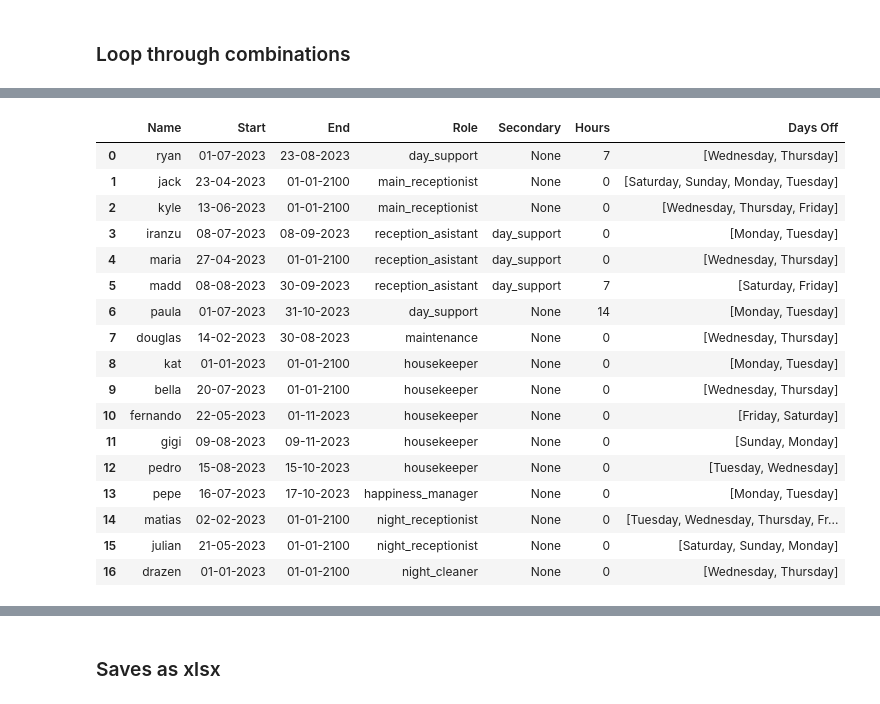
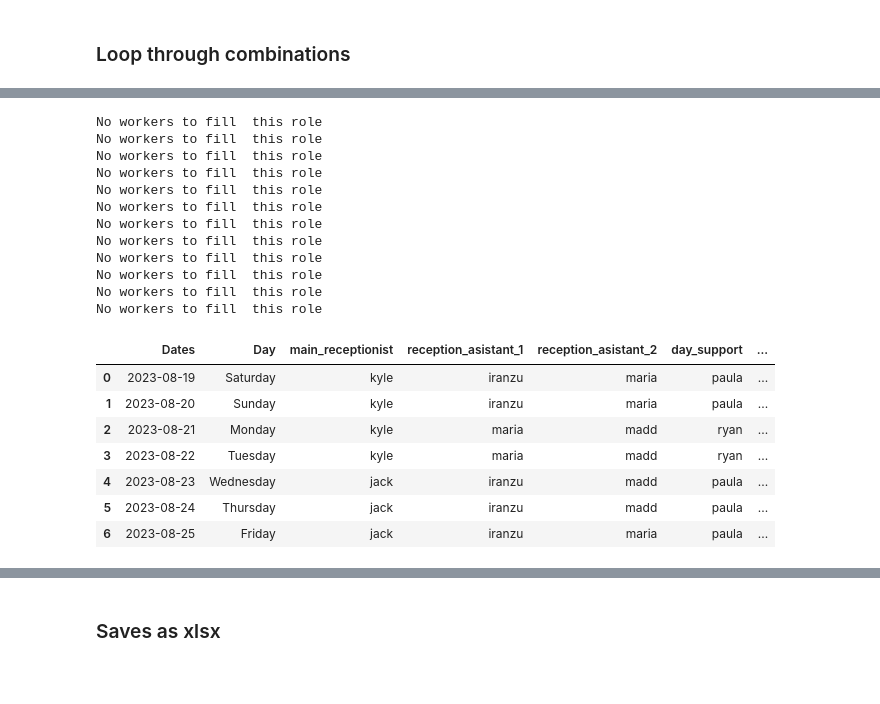
Before and after one commit to jcarterlab/SJ-Rota-Generator, a Jupyter notebook: Rota-Generator.ipynb, the cells around one changed output, grey strips where cells are left out. Cells and saved outputs as stored; diff of their text form; code cells hidden in the pictures; blank space fills up the shorter version.

```diff
--- a/Rota-Generator.ipynb
+++ b/Rota-Generator.ipynb
@@ -563,21 +610,28 @@ df
-# %%
-temp_hours_df
-# %% [output]
-|  | Name | Start | End | Role | Secondary | Hours | Days Off |
-| 0 | ryan | 01-07-2023 | 23-08-2023 | day_support | None | 7 | [Wednesday, Thursday] |
-| 1 | jack | 23-04-2023 | 01-01-2100 | main_receptionist | None | 0 | [Saturday, Sunday, Monday, Tuesday] |
-| 2 | kyle | 13-06-2023 | 01-01-2100 | main_receptionist | None | 0 | [Wednesday, Thursday, Friday] |
-| 3 | iranzu | 08-07-2023 | 08-09-2023 | reception_asistant | day_support | 0 | [Monday, Tuesday] |
-| 4 | maria | 27-04-2023 | 01-01-2100 | reception_asistant | day_support | 0 | [Wednesday, Thursday] |
-| 5 | madd | 08-08-2023 | 30-09-2023 | reception_asistant | day_support | 7 | [Saturday, Friday] |
-| 6 | paula | 01-07-2023 | 31-10-2023 | day_support | None | 14 | [Monday, Tuesday] |
-| 7 | douglas | 14-02-2023 | 30-08-2023 | maintenance | None | 0 | [Wednesday, Thursday] |
-| 8 | kat | 01-01-2023 | 01-01-2100 | housekeeper | None | 0 | [Monday, Tuesday] |
-| 9 | bella | 20-07-2023 | 01-01-2100 | housekeeper | None | 0 | [Wednesday, Thursday] |
-| 10 | fernando | 22-05-2023 | 01-11-2023 | housekeeper | None | 0 | [Friday, Saturday] |
-| 11 | gigi | 09-08-2023 | 09-11-2023 | housekeeper | None | 0 | [Sunday, Monday] |
-| 12 | pedro | 15-08-2023 | 15-10-2023 | housekeeper | None | 0 | [Tuesday, Wednesday] |
-| 13 | pepe | 16-07-2023 | 17-10-2023 | happiness_manager | None | 0 | [Monday, Tuesday] |
-| 14 | matias | 02-02-2023 | 01-01-2100 | night_receptionist | None | 0 | [Tuesday, Wednesday, Thursday, Fr... |
-| 15 | julian | 21-05-2023 | 01-01-2100 | night_receptionist | None | 0 | [Saturday, Sunday, Monday] |
-| 16 | drazen | 01-01-2023 | 01-01-2100 | night_cleaner | None | 0 | [Wednesday, Thursday] |
+# %%
+for i in range(len(df)):
+    for j in range(df.shape[1]-2):
+        fill_job(i=i, role=jobs_df['role'][j], job=jobs_df['job'][j], job_hours=jobs_df['hours_required'][j], secondary=True)
+
+df = df.sort_values('Dates').reset_index(drop=True)
+df
+# %% [output]
+No workers to fill  this role
+No workers to fill  this role
+No workers to fill  this role
+No workers to fill  this role
+No workers to fill  this role
+No workers to fill  this role
+No workers to fill  this role
+No workers to fill  this role
+No workers to fill  this role
+No workers to fill  this role
+No workers to fill  this role
+No workers to fill  this role
+|  | Dates | Day | main_receptionist | reception_asistant_1 | reception_asistant_2 | day_support | ... |
+| 0 | 2023-08-19 | Saturday | kyle | iranzu | maria | paula | ... |
+| 1 | 2023-08-20 | Sunday | kyle | iranzu | maria | paula | ... |
+| 2 | 2023-08-21 | Monday | kyle | maria | madd | ryan | ... |
+| 3 | 2023-08-22 | Tuesday | kyle | maria | madd | ryan | ... |
+| 4 | 2023-08-23 | Wednesday | jack | iranzu | madd | paula | ... |
+| 5 | 2023-08-24 | Thursday | jack | iranzu | madd | paula | ... |
+| 6 | 2023-08-25 | Friday | jack | iranzu | maria | paula | ... |
```
Also changed, not shown: parts of 20 cells of this notebook.
